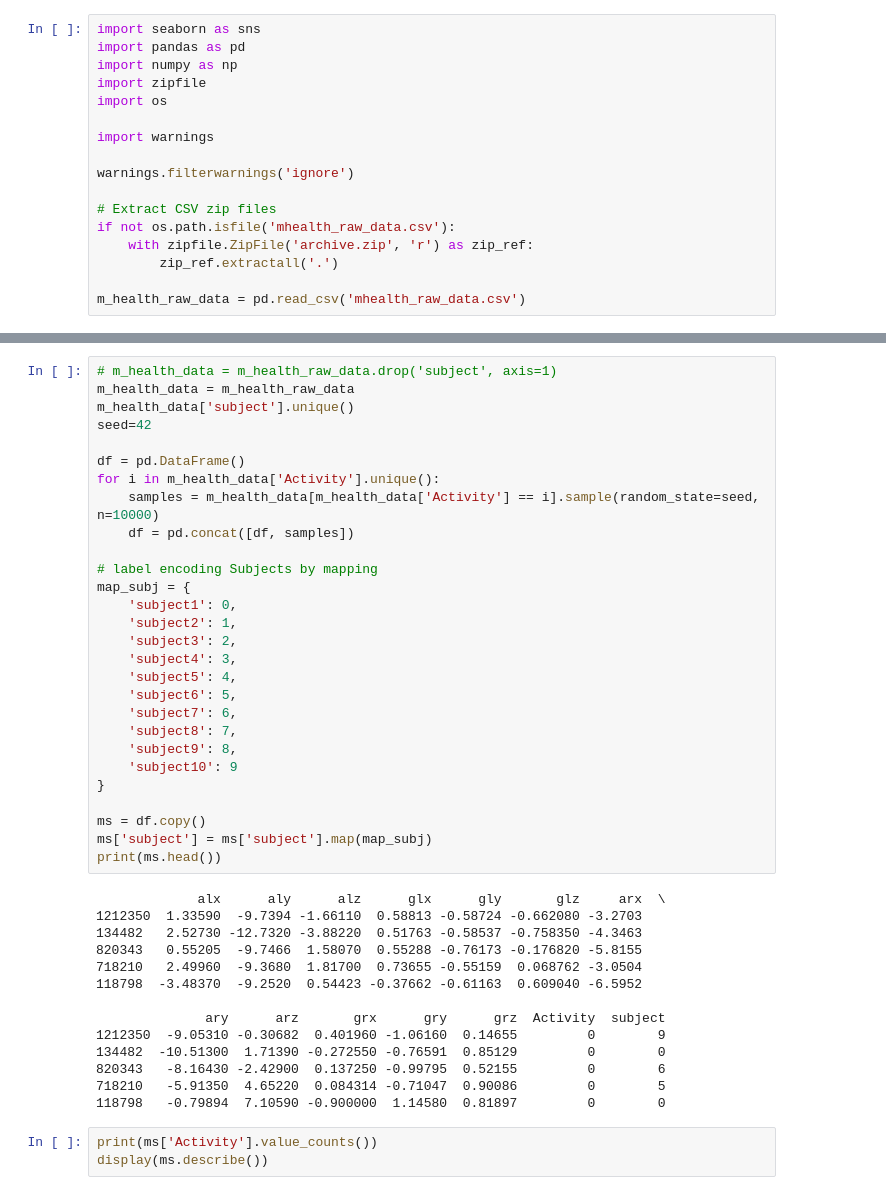
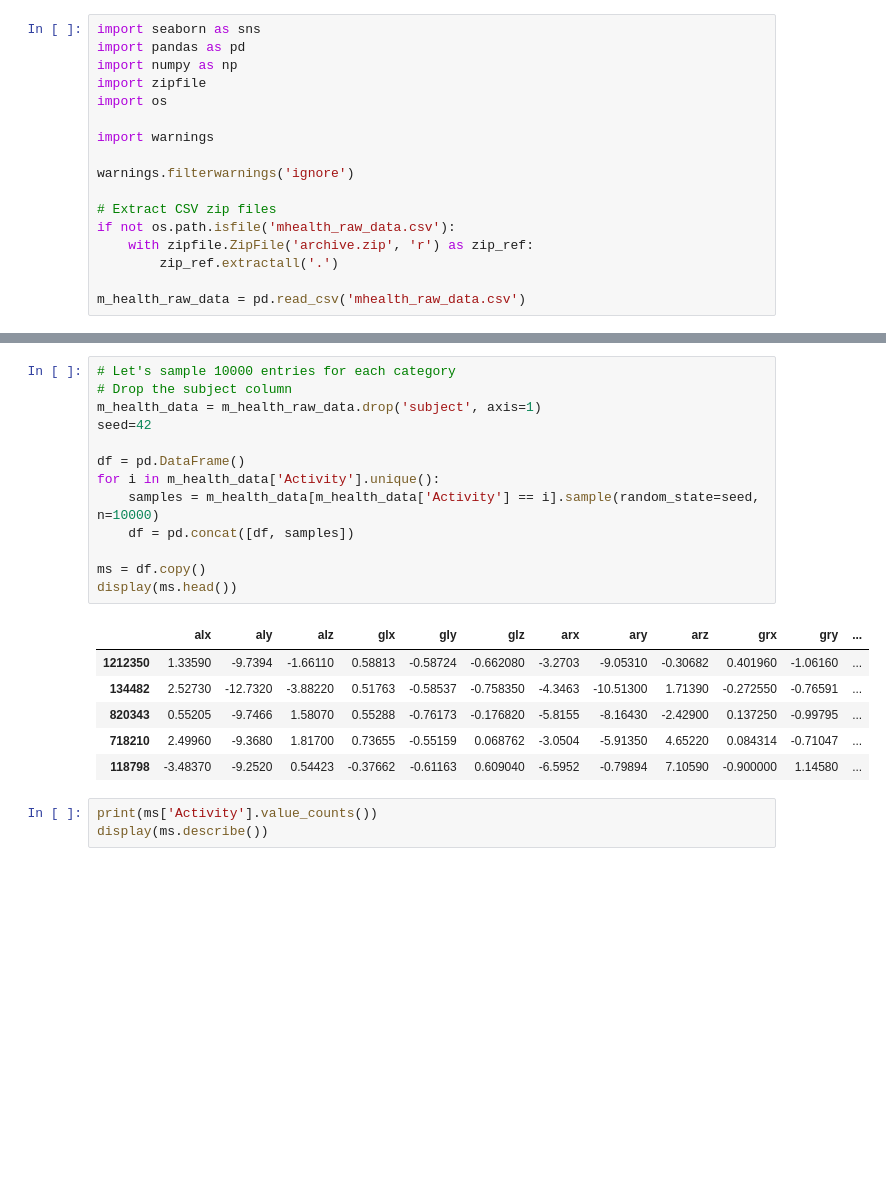
Before and after one commit to timothychu99/CSE151A_Group_Project, a Jupyter notebook: preprocessing.ipynb, the cells around one changed output, grey strips where cells are left out. Drawn from its saved outputs; the diff is of its cells as text; blank space fills up the shorter version.

```diff
--- a/preprocessing.ipynb
+++ b/preprocessing.ipynb
@@ -38,45 +38,23 @@ Name: count, dtype: int64
 # %%
-# m_health_data = m_health_raw_data.drop('subject', axis=1)
-m_health_data = m_health_raw_data
-m_health_data['subject'].unique()
+# Let's sample 10000 entries for each category
+# Drop the subject column
+m_health_data = m_health_raw_data.drop('subject', axis=1)
 seed=42
 
 df = pd.DataFrame()
 for i in m_health_data['Activity'].unique():
     samples = m_health_data[m_health_data['Activity'] == i].sample(random_state=seed, n=10000)
     df = pd.concat([df, samples])
 
-# label encoding Subjects by mapping
-map_subj = {
-    'subject1': 0,
-    'subject2': 1,
-    'subject3': 2,
-    'subject4': 3,
-    'subject5': 4,
-    'subject6': 5,
-    'subject7': 6,
-    'subject8': 7,
-    'subject9': 8,
-    'subject10': 9
-}
-
 ms = df.copy()
-ms['subject'] = ms['subject'].map(map_subj)
-print(ms.head())
+display(ms.head())
 # %% [output]
-             alx      aly      alz      glx      gly       glz     arx  \
-1212350  1.33590  -9.7394 -1.66110  0.58813 -0.58724 -0.662080 -3.2703
-134482   2.52730 -12.7320 -3.88220  0.51763 -0.58537 -0.758350 -4.3463
-820343   0.55205  -9.7466  1.58070  0.55288 -0.76173 -0.176820 -5.8155
-718210   2.49960  -9.3680  1.81700  0.73655 -0.55159  0.068762 -3.0504
-118798  -3.48370  -9.2520  0.54423 -0.37662 -0.61163  0.609040 -6.5952
-
-              ary      arz       grx      gry      grz  Activity  subject
-1212350  -9.05310 -0.30682  0.401960 -1.06160  0.14655         0        9
-134482  -10.51300  1.71390 -0.272550 -0.76591  0.85129         0        0
-820343   -8.16430 -2.42900  0.137250 -0.99795  0.52155         0        6
-718210   -5.91350  4.65220  0.084314 -0.71047  0.90086         0        5
-118798   -0.79894  7.10590 -0.900000  1.14580  0.81897         0        0
+|  | alx | aly | alz | glx | gly | glz | arx | ary | arz | grx | gry | ... |
+| 1212350 | 1.33590 | -9.7394 | -1.66110 | 0.58813 | -0.58724 | -0.662080 | -3.2703 | -9.05310 | -0.30682 | 0.401960 | -1.06160 | ... |
+| 134482 | 2.52730 | -12.7320 | -3.88220 | 0.51763 | -0.58537 | -0.758350 | -4.3463 | -10.51300 | 1.71390 | -0.272550 | -0.76591 | ... |
+| 820343 | 0.55205 | -9.7466 | 1.58070 | 0.55288 | -0.76173 | -0.176820 | -5.8155 | -8.16430 | -2.42900 | 0.137250 | -0.99795 | ... |
+| 718210 | 2.49960 | -9.3680 | 1.81700 | 0.73655 | -0.55159 | 0.068762 | -3.0504 | -5.91350 | 4.65220 | 0.084314 | -0.71047 | ... |
+| 118798 | -3.48370 | -9.2520 | 0.54423 | -0.37662 | -0.61163 | 0.609040 | -6.5952 | -0.79894 | 7.10590 | -0.900000 | 1.14580 | ... |
 # %%
 print(ms['Activity'].value_counts())
 display(ms.describe())
```
Also changed, not shown: parts of 13 cells of this notebook, 1 other file.
